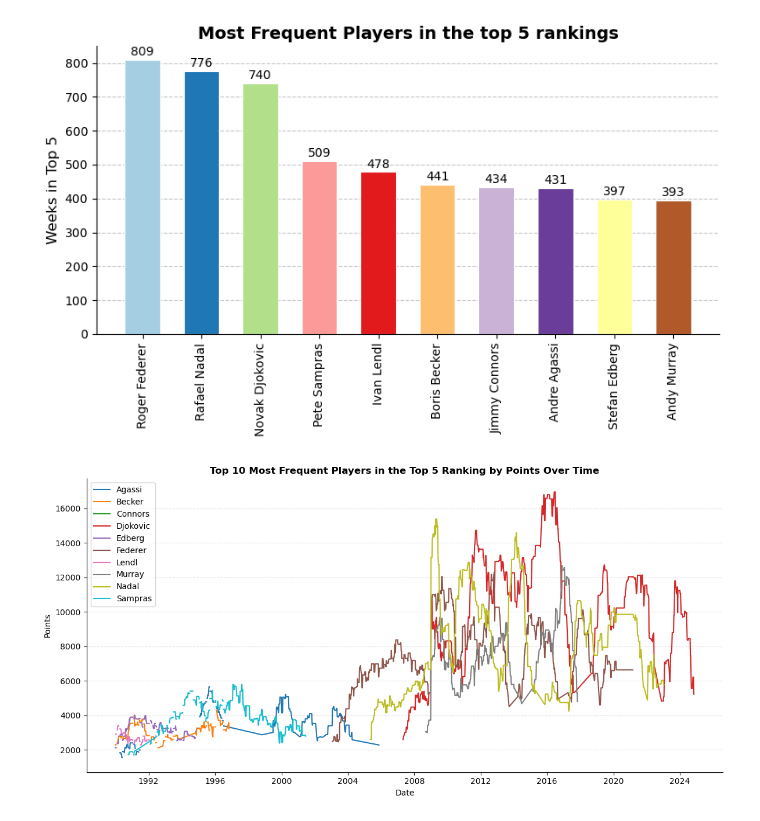
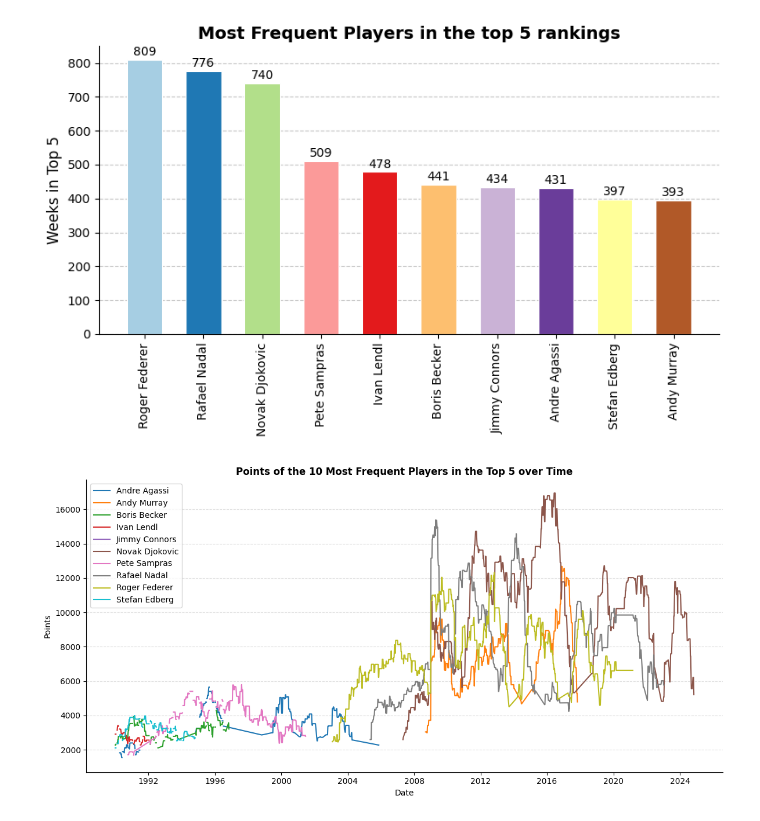
Before and after one commit to com-480-data-visualization/nadal-prime, a Jupyter notebook: M1_preprocessing.ipynb, the cells around one changed output. Cells and saved outputs as stored; diff of their text form; code cells hidden in the pictures.

Commit message:
feat: basic stats for charting

```diff
--- a/M1_preprocessing.ipynb
+++ b/M1_preprocessing.ipynb
@@ -411,28 +565,28 @@ plt.show()
 # %% [output]
 [figure]
 # %%
-top_players = top_players_df['name_last']
+top_players = top_players_df['full_name']
 
-df_plot = df_rankings_top5[df_rankings_top5['name_last'].isin(top_players)]
+df_plot = df_rankings_top5[df_rankings_top5['full_name'].isin(top_players)]
 
 fig, ax = plt.subplots(figsize=(12, 6))
 
 cmap = plt.colormaps['tab10'].resampled(len(top_players))
 
-for i, (name, group) in enumerate(df_plot.groupby('name_last')):
+for i, (name, group) in enumerate(df_plot.groupby('full_name')):
     group = group.sort_values('ranking_date')
     ax.plot(group['ranking_date'], group['points'], label=name, color=cmap(i), linewidth=1.5)
 
 ax.spines[['top', 'right']].set_visible(False)
 ax.yaxis.grid(True, linestyle='--', alpha=0.4)
 ax.set_axisbelow(True)
 ax.set_xlabel('Date')
 ax.set_ylabel('Points')
 ax.legend()
-ax.set_title('Top 10 Most Frequent Players in the Top 5 Ranking by Points Over Time', fontweight='bold')
+ax.set_title('Points of the 10 Most Frequent Players in the Top 5 over Time', fontweight='bold')
 
 plt.subplots_adjust(right=0.85)
 plt.tight_layout()
 plt.show()
 # %% [output]
-[figure, old version]
+[figure, new version]
```
Also changed, not shown: parts of 11 cells of this notebook, 6 other files.
